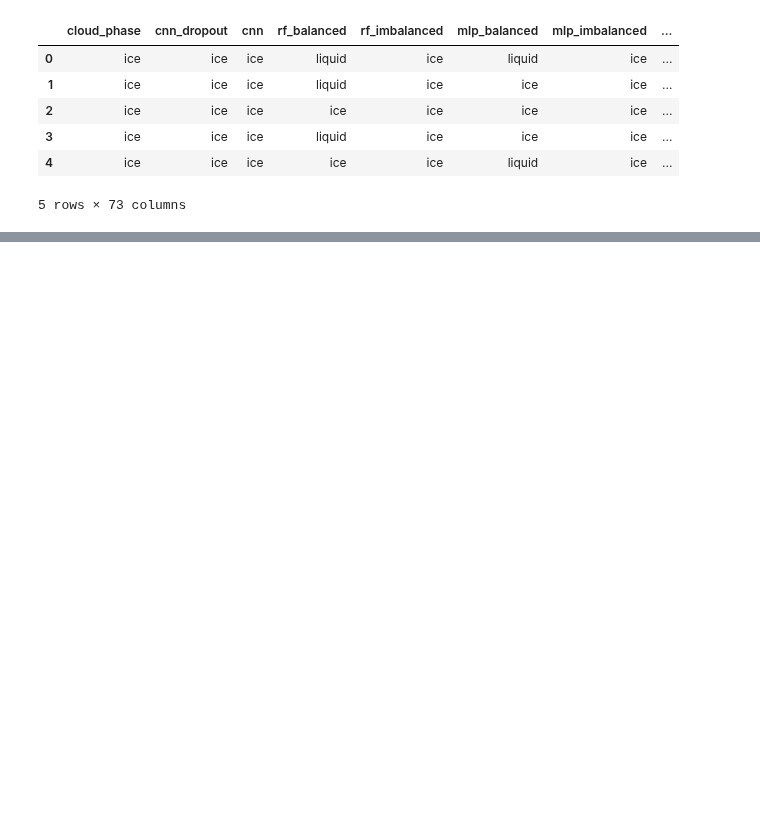
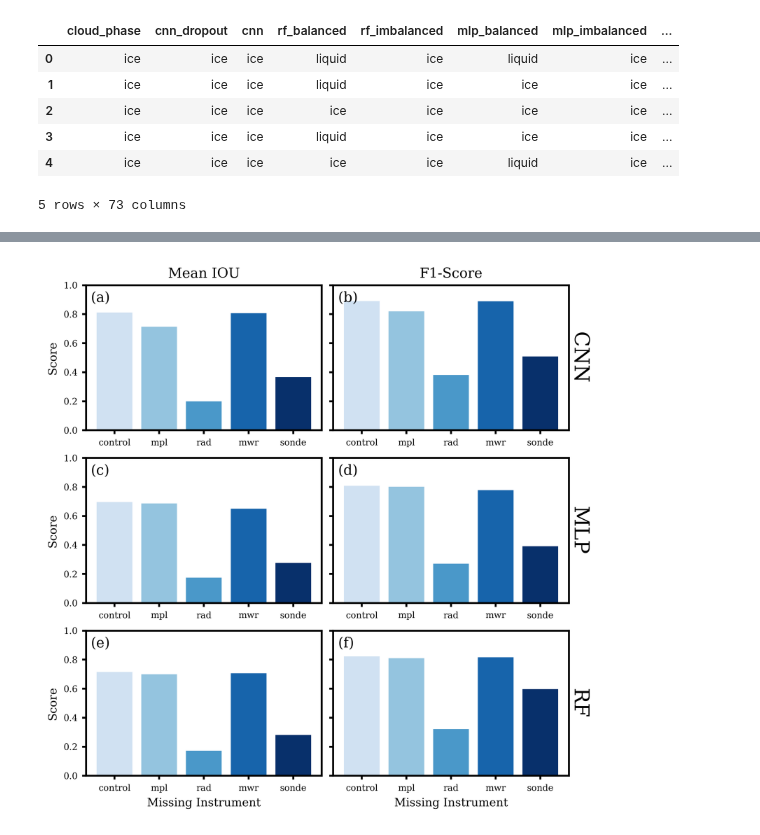
Before and after one commit to maxwelllevin/cloudphase-ml-amt, a Jupyter notebook: src/analysis/ablation.ipynb, the cells around one changed output, grey strips where cells are left out. Drawn from its saved outputs; the diff is of its cells as text; code cells hidden in the pictures; blank space fills up the shorter version.

Commit message:
Add ablation plot, remove old plots

```diff
--- a/src/analysis/ablation.ipynb
+++ b/src/analysis/ablation.ipynb
@@ -332,0 +107,5 @@ Name: cloud_phase, dtype: float64
+# %%
+# Table S2 in the supplemental
+print("NSA CNN Instrument Ablation Results:")
+cnn_ablations = get_ablation_results(df, "cnn")
+cnn_ablations
@@ -332,0 +126,5 @@ Name: cloud_phase, dtype: float64
+# %%
+# Table S3 in the supplemental
+print("NSA MLP Instrument Ablation Results:")
+mlp_ablations = get_ablation_results(df, "mlp_balanced")
+mlp_ablations
@@ -332,0 +145,5 @@ Name: cloud_phase, dtype: float64
+# %%
+# Table S4 in the supplemental
+print("NSA RF Instrument Ablation Results:")
+rf_ablations = get_ablation_results(df, "rf_balanced")
+rf_ablations
@@ -332,0 +164,84 @@ Name: cloud_phase, dtype: float64
+# %%
+# Figure S1 in the supplemental
+
+letters = ("(a)", "(b)", "(c)", "(d)", "(e)", "(f)")
+
+models = {
+    ("CNN", "cnn"): cnn_ablations,
+    ("MLP", "mlp_balanced"): mlp_ablations,
+    ("RF", "rf_balanced"): rf_ablations,
+}
+instrument_suffixes = ["", "_mpl", "_rad", "_mwr", "_sonde"]
+
+fig, axs = plt.subplots(
+    nrows=len(models),
+    ncols=2,  # f1-score, mean iou score
+    figsize=(6,6),
+    constrained_layout=True,
+    sharey=True,
+)
+
+for i, ((model_label, index_label), metrics_df) in enumerate(models.items()):
+    indexes = [index_label + suffix for suffix in instrument_suffixes]
+    index_labels = ["control"] + [label.split("_")[-1] for label in indexes[1:]]
+
+    data = metrics_df.loc[indexes].reset_index(names="instrument")
+
+    axs[i, 0].bar(
+        index_labels,
+        data["mean"],
+        color=plt.cm.Blues([0.2 + 0.2*i for i in range(len(index_labels))])
+    )
+    axs[i, 0].set_xlabel("Missing Instrument" if (i == len(models) - 1) else "")
+    axs[i, 0].set_ylabel("Score")
+    axs[i, 0].set_ylim(0, 1)
+    axs[i, 0].set_title("")
+
+
+    axs[i, 1].bar(
+        index_labels,
+        data["f1"],
+        color=plt.cm.Blues([0.2 + 0.2*i for i in range(len(index_labels))])
+    )
+    axs[i, 1].set_xlabel("Missing Instrument" if (i == len(models) - 1) else "")
+    axs[i, 1].set_ylim(0, 1)
+    axs[i, 1].set_title("")
+    axs[i, 1].text(
+        1,
+        0.5,
+        model_label,
+        rotation=-90,
+        ha='left',
+        va='center',
+        transform=axs[i, 1].transAxes,
+        fontsize=16
+    )
+
+    axs[i, 0].text(
+        x=0.02,
+        y=0.96,
+        s=letters[2*i],
+        transform=axs[i, 0].transAxes,
+        verticalalignment="top",
+        horizontalalignment="left",
+        # fontweight="bold",
+        fontsize=11,
+    )
+    axs[i, 1].text(
+        x=0.02,
+        y=0.96,
+        s=letters[2*i + 1],
+        transform=axs[i, 1].transAxes,
+        verticalalignment="top",
+        horizontalalignment="left",
+        # fontweight="bold",
+        fontsize=11,
+    )
+
+axs[0, 0].set_title("Mean IOU")
+axs[0, 1].set_title("F1-Score")
+
+fig.savefig("figures/ablation.png")
+plt.show()
+# %% [output]
+[figure, added]
```
Also changed, not shown: parts of 14 cells of this notebook, 8 other files.
